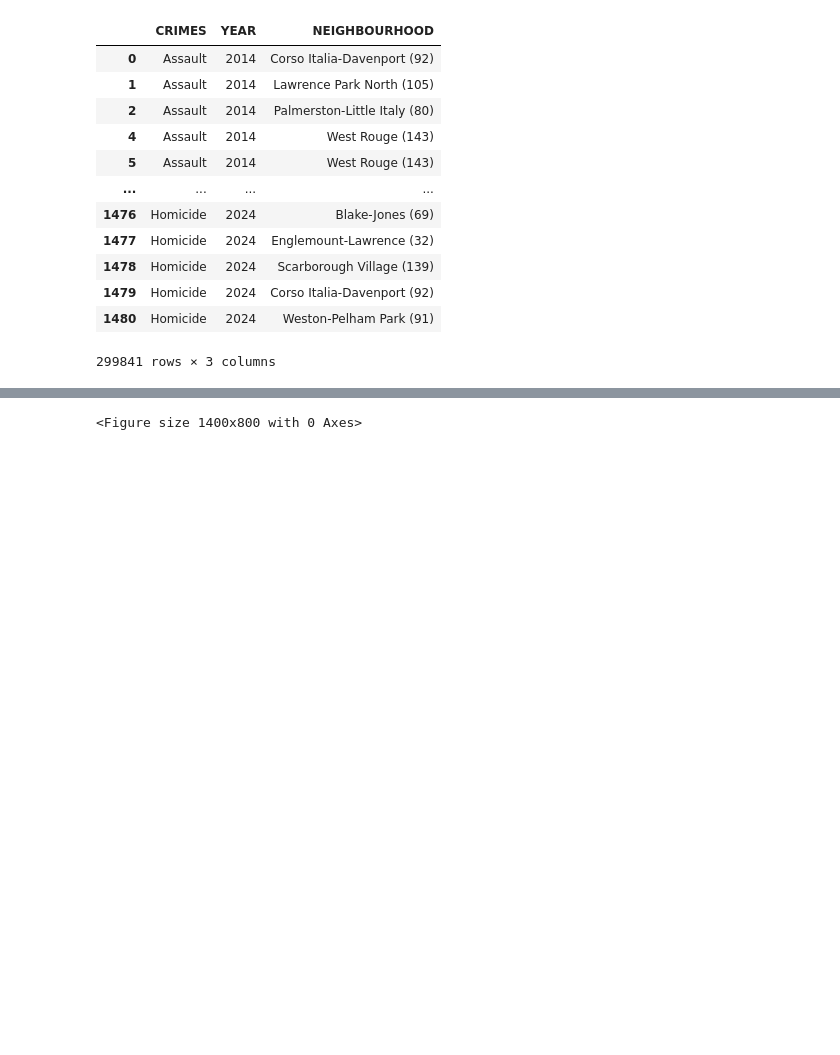
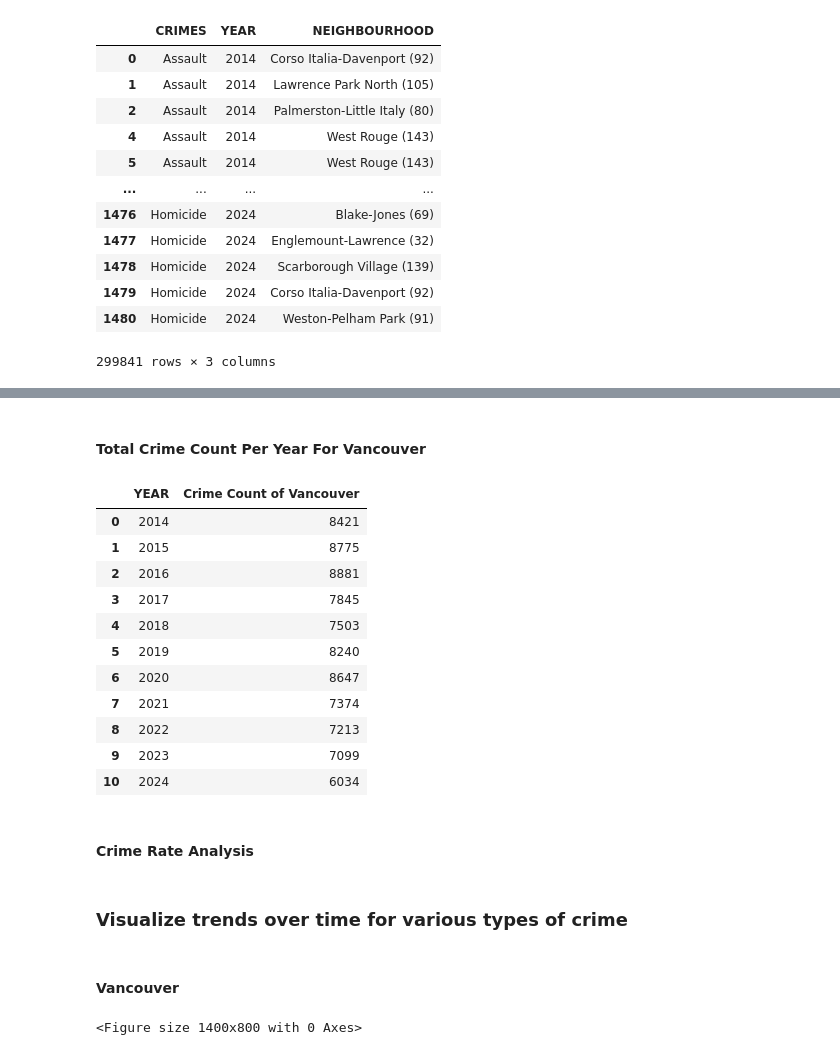
Before and after one commit to riggedjoker/CrimeAnalysis_Canada_Project, a Jupyter notebook: jupyter-notebook/crime_analysis.ipynb, the cells around one changed output, grey strips where cells are left out. Saved outputs shown, nothing was run; the diff lists cells and outputs as text; code cells hidden in the pictures; blank space fills up the shorter version.

```diff
--- a/jupyter-notebook/crime_analysis.ipynb
+++ b/jupyter-notebook/crime_analysis.ipynb
@@ -166,3 +178,30 @@ vancouver_crime_per_year = vancouver_dataset.groupby('YEAR').size()
+# %% [markdown]
+<h4> Total Crime Count Per Year For Vancouver </h4>
+# %%
+vancouver_crime_per_year = vancouver_dataset.groupby('YEAR').size()
+
+vancouver_crime = vancouver_crime_per_year.reset_index(name = 'Crime Count of Vancouver')
+
+vancouver_crime
+# %% [output]
+|  | YEAR | Crime Count of Vancouver |
+| 0 | 2014 | 8421 |
+| 1 | 2015 | 8775 |
+| 2 | 2016 | 8881 |
+| 3 | 2017 | 7845 |
+| 4 | 2018 | 7503 |
+| 5 | 2019 | 8240 |
+| 6 | 2020 | 8647 |
+| 7 | 2021 | 7374 |
+| 8 | 2022 | 7213 |
+| 9 | 2023 | 7099 |
+| 10 | 2024 | 6034 |
+# %% [markdown]
+#### Crime Rate Analysis
+# %% [markdown]
+### Visualize trends over time for various types of crime
+# %% [markdown]
+#### Vancouver
 # %%
 %matplotlib inline
 import pandas as pd
```
Also changed, not shown: parts of 22 cells of this notebook.
